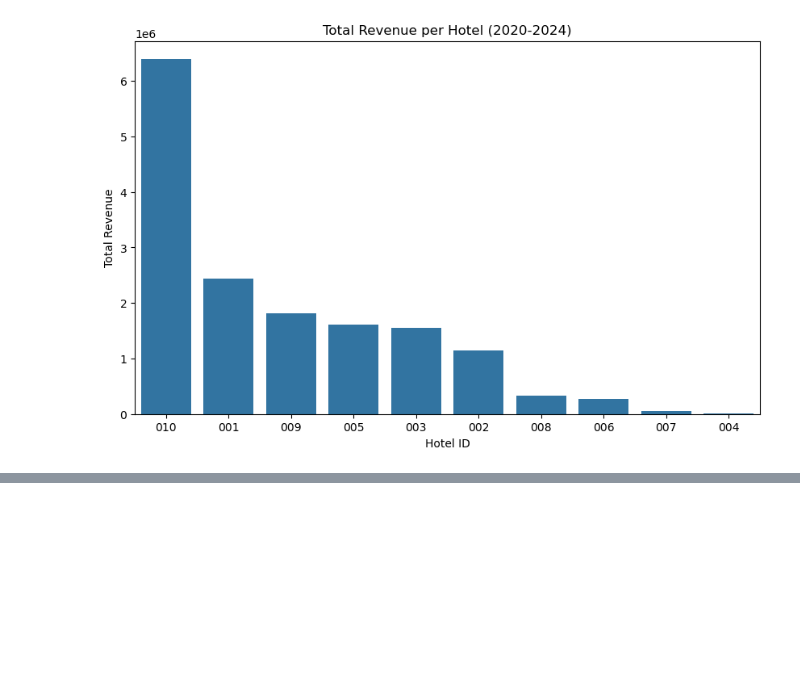
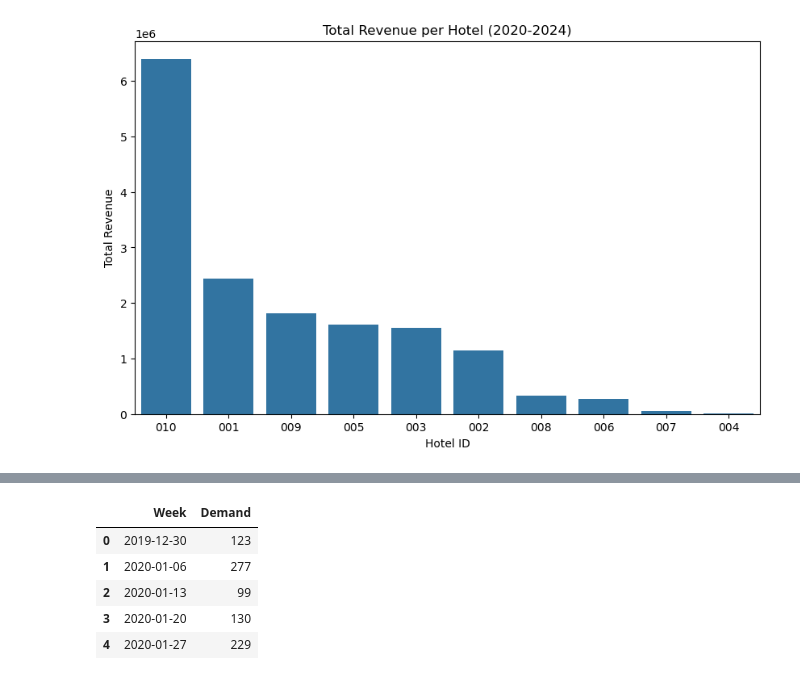
Before and after one commit to CCT-Dublin/capstone-project-feb-2024-pt-giorgiozoppi, a Jupyter notebook: DataExplationAndModel.ipynb, the cells around one changed output, grey strips where cells are left out. Saved outputs shown, nothing was run; the diff lists cells and outputs as text; code cells hidden in the pictures; blank space fills up the shorter version.

```diff
--- a/DataExplationAndModel.ipynb
+++ b/DataExplationAndModel.ipynb
@@ -458,0 +509,22 @@ plt.show()
+# %%
+import pandas as pd
+import numpy as np
+from prophet import Prophet
+from statsmodels.tsa.statespace.sarimax import SARIMAX
+from sklearn.metrics import mean_absolute_error, mean_squared_error
+import warnings
+
+warnings.filterwarnings("ignore")
+
+
+# Aggregate the data to get weekly demand
+hb_dataset['Week'] = hb_dataset['Arrival'].dt.to_period('W').apply(lambda r: r.start_time)
+weekly_demand = hb_dataset.groupby('Week').size().reset_index(name='Demand')
+weekly_demand.head()
+# %% [output]
+|  | Week | Demand |
+| 0 | 2019-12-30 | 123 |
+| 1 | 2020-01-06 | 277 |
+| 2 | 2020-01-13 | 99 |
+| 3 | 2020-01-20 | 130 |
+| 4 | 2020-01-27 | 229 |
```
Also changed, not shown: parts of 13 cells of this notebook.
